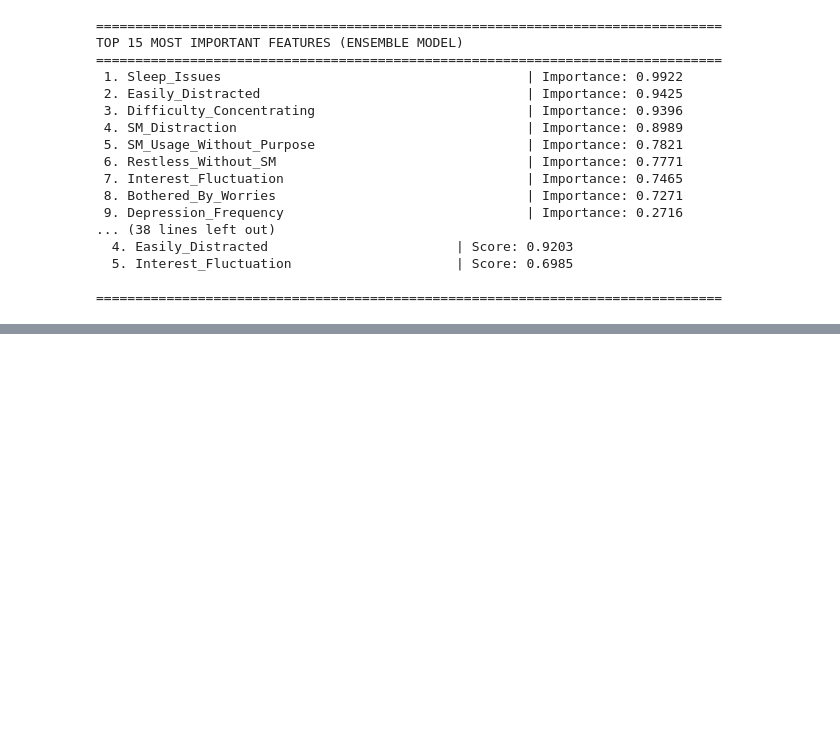
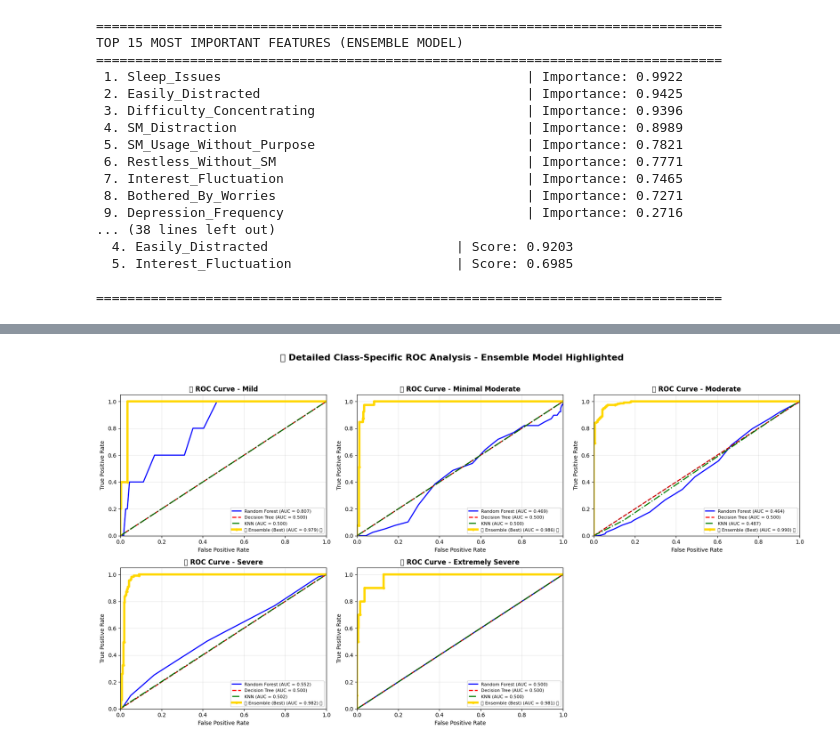
Before and after one commit to TasnimulIntazamAsif/Social_Media_Addiction, a Jupyter notebook: SMMH.ipynb, the cells around one changed output, grey strips where cells are left out. Cells and saved outputs as stored; diff of their text form; code cells hidden in the pictures; blank space fills up the shorter version.

```diff
--- a/SMMH.ipynb
+++ b/SMMH.ipynb
@@ -1739,0 +1874,91 @@ TOP 15 MOST IMPORTANT FEATURES (ENSEMBLE MODEL)
+# %%
+# Detailed Class-Specific ROC Analysis
+# Individual ROC curves for each mental health class
+
+print("🔍 Creating Detailed Class-Specific ROC Analysis...")
+
+def create_class_specific_roc_analysis(models_dict, X_test, y_test, class_names):
+    """
+    Create detailed ROC analysis for each mental health class
+    """
+    # Binarize the labels
+    y_test_bin = label_binarize(y_test, classes=[1, 2, 3, 4, 5])
+    n_classes = y_test_bin.shape[1]
+
+    # Store results
+    class_results = {}
+
+    # Create subplots for each class
+    fig, axes = plt.subplots(2, 3, figsize=(18, 10))
+    axes = axes.ravel()
+
+    # Define colors for models (same as before)
+    colors = ['blue', 'red', 'green', 'orange', 'purple', 'brown', 'gold']
+    line_styles = ['-', '--', '-.', ':', '-', '--', '-']
+    line_widths = [2, 2, 2, 2, 2, 2, 4]
+
+    for class_idx in range(n_classes):
+        ax = axes[class_idx]
+
+        # Plot ROC curve for each model for this class
+        for i, (model_name, (model, y_pred)) in enumerate(models_dict.items()):
+            try:
+                # Get prediction probabilities
+                if hasattr(model, 'predict_proba'):
+                    y_score = model.predict_proba(X_test)
+                else:
+                    continue
+
+                # Calculate ROC curve for this class
+                fpr, tpr, _ = roc_curve(y_test_bin[:, class_idx], y_score[:, class_idx])
+                roc_auc = auc(fpr, tpr)
+
+                # Store results
+                if model_name not in class_results:
+                    class_results[model_name] = {}
+                class_results[model_name][class_names[class_idx]] = roc_auc
+
+                # Plot ROC curve with special styling for ensemble
+                if 'Ensemble' in model_name:
+                    ax.plot(fpr, tpr, color=colors[i % len(colors)], lw=line_widths[i % len(line_widths)],
+                           linestyle=line_styles[i % len(line_styles)],
+                           label=f'{model_name} (AUC = {roc_auc:.3f}) ⭐',
+                           marker='o', markersize=4, markevery=0.1)
+                else:
+                    ax.plot(fpr, tpr, color=colors[i % len(colors)], lw=line_widths[i % len(line_widths)],
+                           linestyle=line_styles[i % len(line_styles)],
+                           label=f'{model_name} (AUC = {roc_auc:.3f})')
+
+            except Exception as e:
+                print(f"❌ Error processing {model_name} for class {class_names[class_idx]}: {str(e)}")
+                continue
+
+        # Plot diagonal line
+        ax.plot([0, 1], [0, 1], 'k--', lw=1, alpha=0.5)
+
+        # Customize subplot
+        ax.set_xlim([0.0, 1.0])
+        ax.set_ylim([0.0, 1.05])
+        ax.set_xlabel('False Positive Rate', fontsize=10)
+        ax.set_ylabel('True Positive Rate', fontsize=10)
+        ax.set_title(f'🎯 ROC Curve - {class_names[class_idx]}', fontweight='bold', fontsize=12)
+        ax.legend(loc="lower right", fontsize=8, framealpha=0.9)
+        ax.grid(True, alpha=0.3)
+
+    # Remove the last subplot if not needed
+    if n_classes < len(axes):
+        for j in range(n_classes, len(axes)):
+            fig.delaxes(axes[j])
+
+    plt.suptitle('🌟 Detailed Class-Specific ROC Analysis - Ensemble Model Highlighted',
+                 fontsize=16, fontweight='bold', y=0.98)
+    plt.tight_layout(rect=[0, 0.03, 1, 0.95])
+    plt.show()
+
+    return class_results
+
+# Create the detailed class-specific ROC analysis
+class_roc_results = create_class_specific_roc_analysis(models_dict, X_test_scaled, y_test, class_names)
+
+print("✅ Class-specific ROC analysis completed!")
+# %% [output]
@@ -1739,0 +1981 @@ TOP 15 MOST IMPORTANT FEATURES (ENSEMBLE MODEL)
+[figure, added]
```
Also changed, not shown: parts of 10 cells of this notebook, 3 other files.
